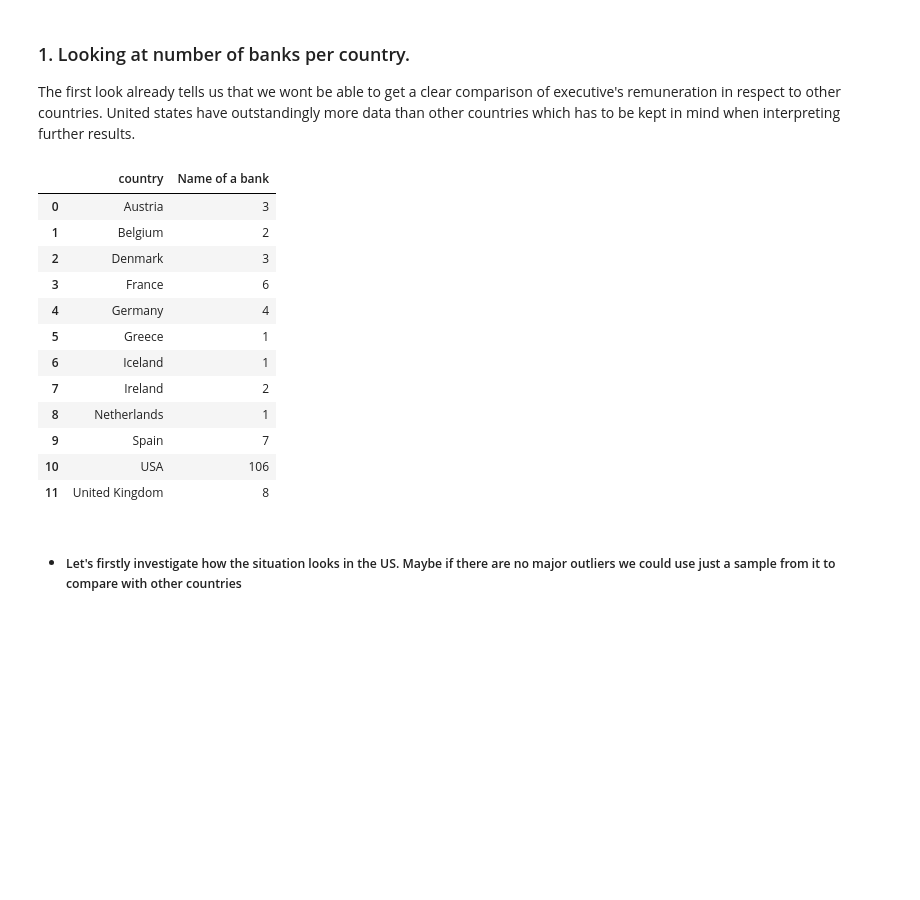
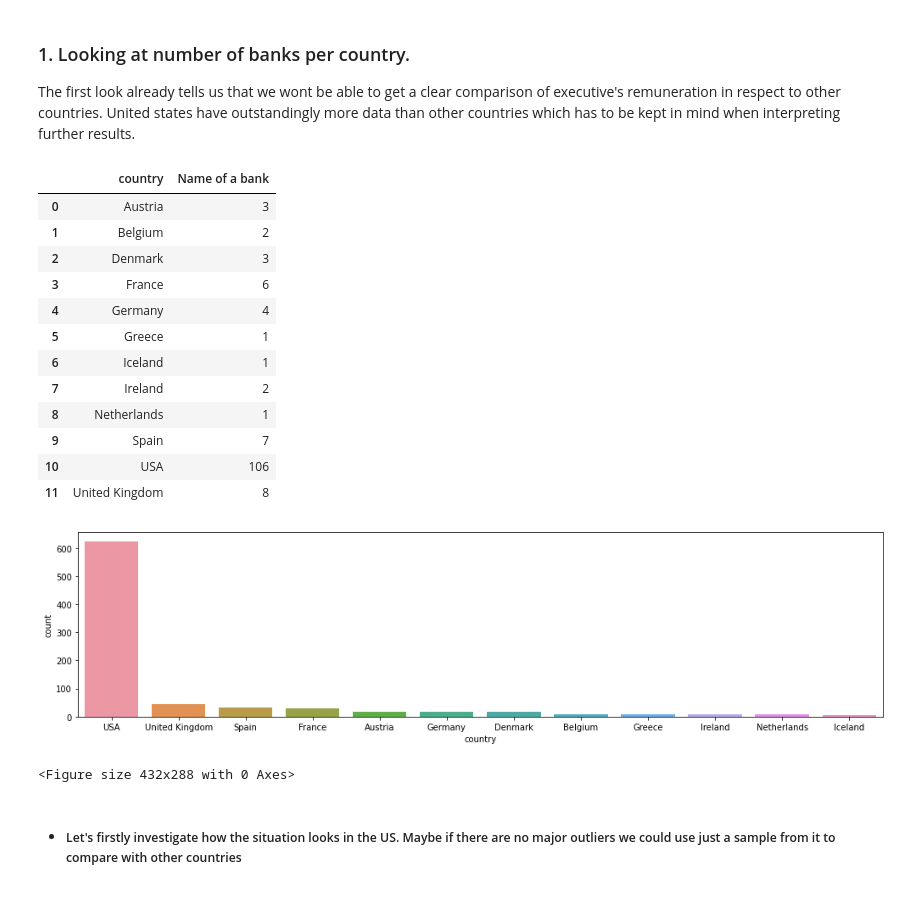
Before and after one commit to maxbranting/Remuneration-Data-Text-Mining, a Jupyter notebook: presentation_analysis.ipynb, the cells around one changed output. Cells and saved outputs as stored; diff of their text form; code cells hidden in the pictures; blank space fills up the shorter version.

Commit message:
plotting

```diff
--- a/presentation_analysis.ipynb
+++ b/presentation_analysis.ipynb
@@ -67,22 +67,30 @@ df.head()
 # %% [markdown]
 ### 1. Looking at number of banks per country. </br>
 The first look already tells us that we wont be able to get a clear comparison of executive's remuneration in respect to other countries. United states have outstandingly more data than other countries which has to be kept in mind when interpreting further results.
-# %%
-df.groupby('country', as_index=False)['Name of a bank'].nunique()
-# %% [output]
-|  | country | Name of a bank |
-| 0 | Austria | 3 |
-| 1 | Belgium | 2 |
-| 2 | Denmark | 3 |
-| 3 | France | 6 |
-| 4 | Germany | 4 |
-| 5 | Greece | 1 |
-| 6 | Iceland | 1 |
-| 7 | Ireland | 2 |
-| 8 | Netherlands | 1 |
-| 9 | Spain | 7 |
-| 10 | USA | 106 |
-| 11 | United Kingdom | 8 |
+# %%
+display(df.groupby('country', as_index=False)['Name of a bank'].nunique())
+
+fig, ax1 = plt.subplots()
+fig.set_size_inches([17,4])
+sns.countplot(data=df, x='country', ax=ax1, order = df['country'].value_counts().index)
+plt.show()
+plt.clf()
+# %% [output]
+|  | country | Name of a bank |
+| 0 | Austria | 3 |
+| 1 | Belgium | 2 |
+| 2 | Denmark | 3 |
+| 3 | France | 6 |
+| 4 | Germany | 4 |
+| 5 | Greece | 1 |
+| 6 | Iceland | 1 |
+| 7 | Ireland | 2 |
+| 8 | Netherlands | 1 |
+| 9 | Spain | 7 |
+| 10 | USA | 106 |
+| 11 | United Kingdom | 8 |
+[figure, added]
+<Figure size 432x288 with 0 Axes>
 # %% [markdown]
 * #####  Let's firstly investigate how the situation looks in the US. Maybe if there are no major outliers we could use just a sample from it to compare with other countries
 # %%
```
Also changed, not shown: parts of 1 cell of this notebook.
